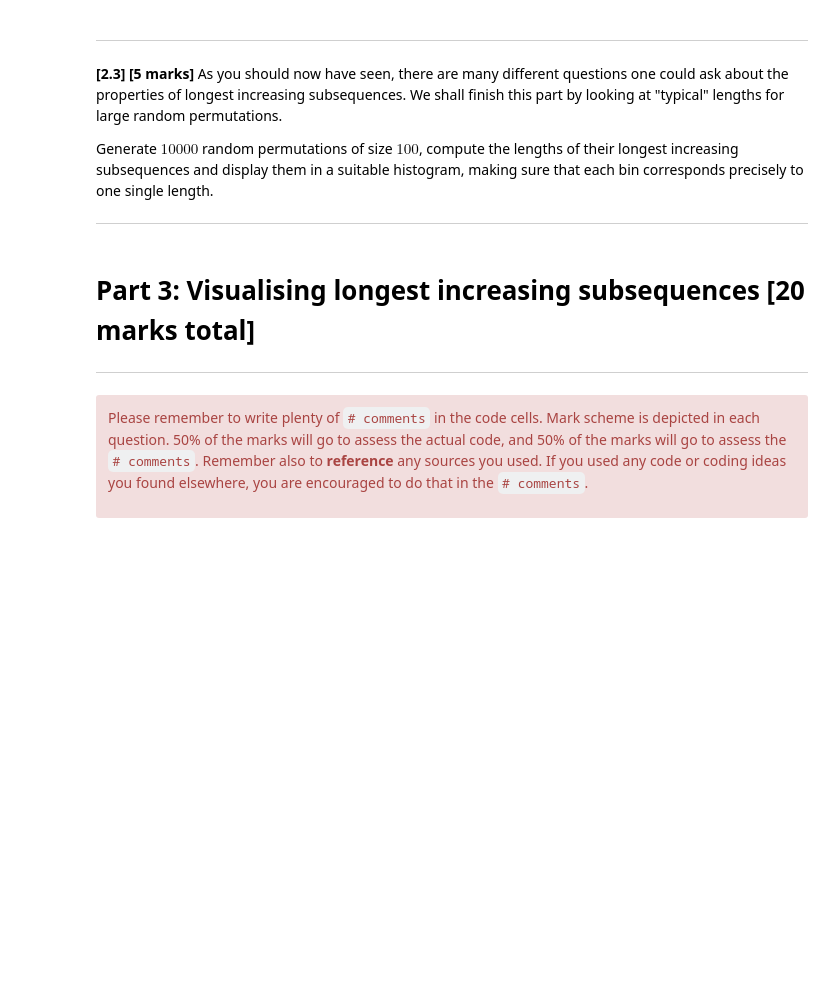
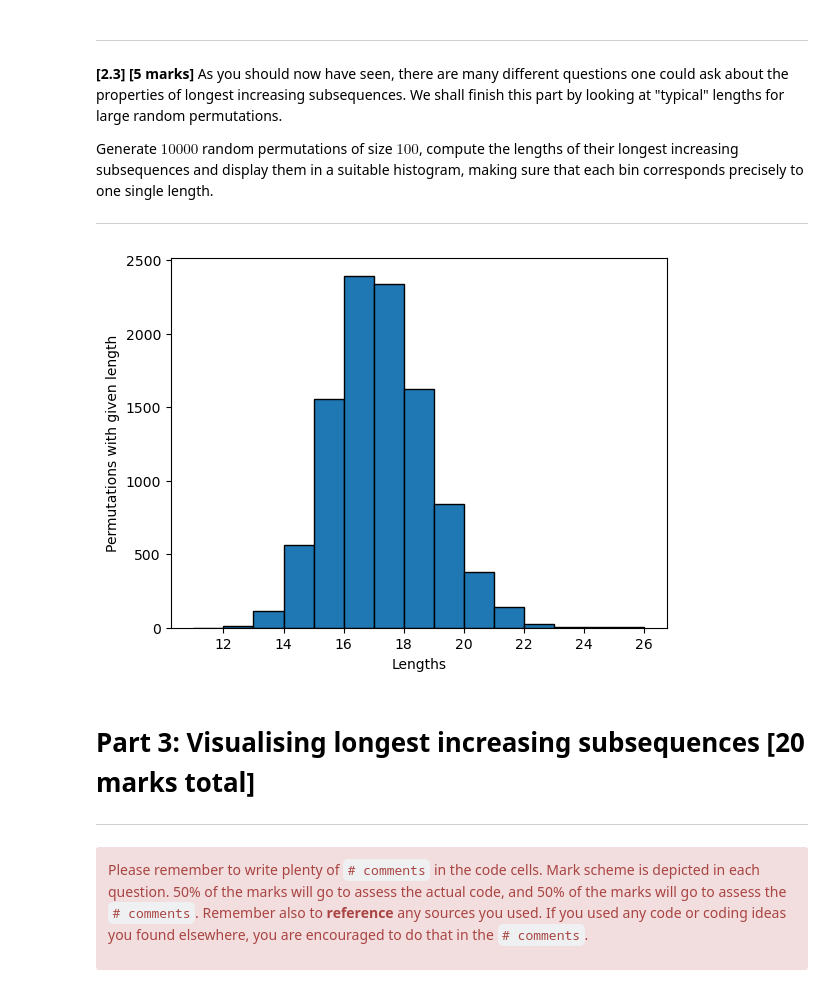
Before and after one commit to Felipepuiggarimedici/introToProgrammingPersonalProject, a Jupyter notebook: MTH5001_210477160.ipynb, the cells around one changed output. Cells and saved outputs as stored; diff of their text form; code cells hidden in the pictures; blank space fills up the shorter version.

```diff
--- a/MTH5001_210477160.ipynb
+++ b/MTH5001_210477160.ipynb
@@ -526,22 +562,24 @@ Generate $10000$ random permutations of size $100$, compute the lengths of their
 # %%
 
 #generating 10000 permutations of size 100 with np.random.permutation(100) that I used before
 permutations = [np.random.permutation(100) for i in range(10000)]
 #compute the longest increasing subsequence length of each permutation
 lengths = [find_length_of_longest_increasing_subsequence(permutation) for permutation in permutations]
 
 #source: https://matplotlib.org/stable/api/_as_gen/matplotlib.pyplot.hist.html to generate a bin sequence that separates each length possible into one single bin
 #The + 2 is due to the fact that the range(lengths) doesn't count the last element so we need a + 1
 #The other + 1 is so that the last bin doesn't count all the lengths that are equal to the max length - 1 + the max length. So we need one more bin so that the max length is separate from the previous to max lengths
-sequenceOfBins = [i for i in range(min(lengths), max(lengths) + 2)]
+sequenceOfBins = [i for i in range(min(lengths) - 1, max(lengths) + 2)]
 #computing the histogram with each bin corresponding to one length. Delimiting each bin with a black line
 plt.hist(lengths, sequenceOfBins, edgecolor="black")
 
 #labeling so it is clear
 plt.xlabel("Lengths")
 plt.ylabel("Permutations with given length")
 #show finished histogram
 plt.show()
+# %% [output]
+[figure, added]
 # %% [markdown]
 
 # Part 3: Visualising longest increasing subsequences [20 marks total]
```
Also changed, not shown: parts of 19 cells of this notebook.
